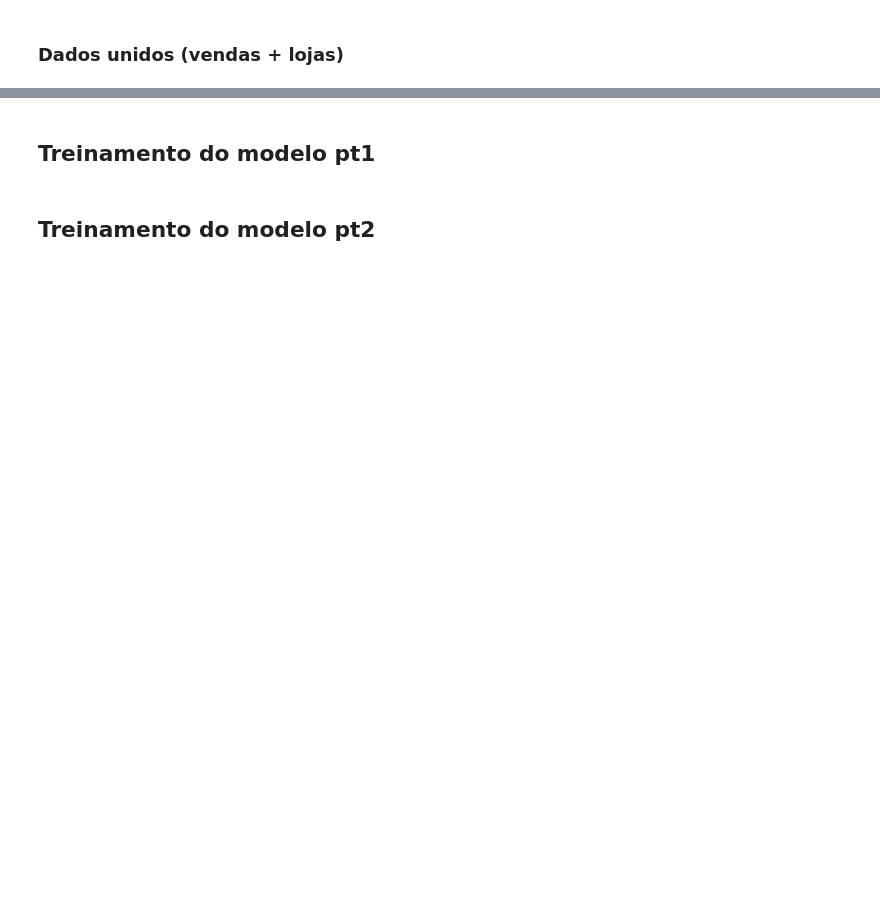
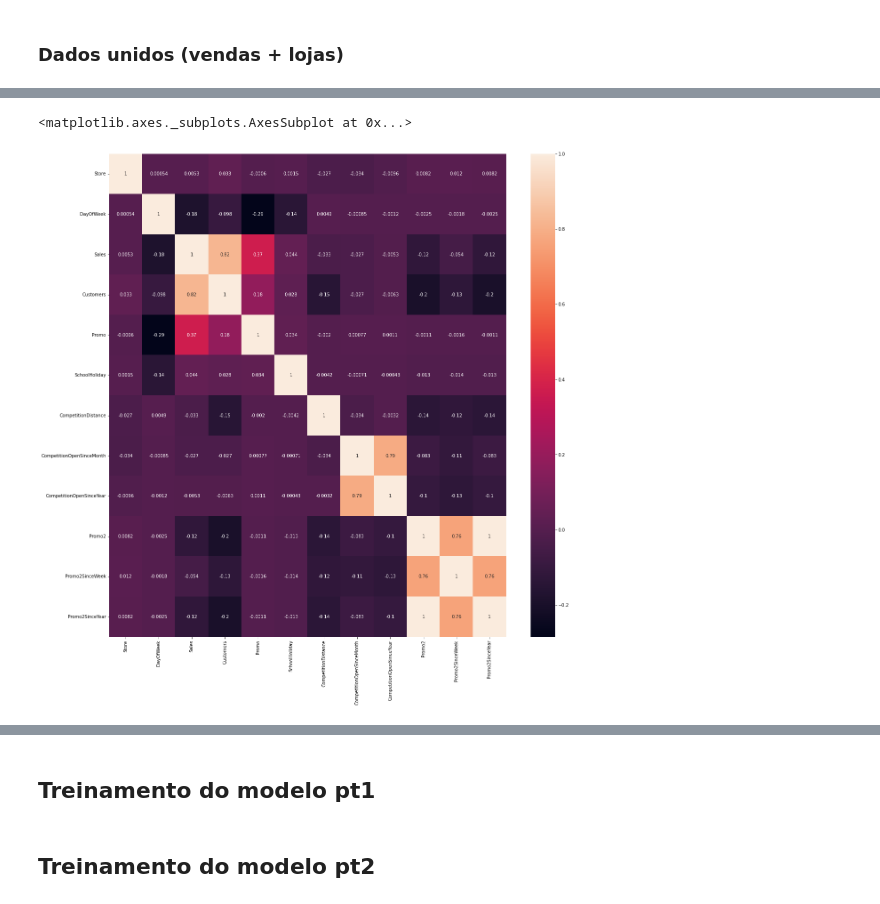
Before and after one commit to Vinicius-Luiz/ciencia_dados_para_empresas, a Jupyter notebook: DEPT VENDAS/Departamento_De_Vendas.ipynb, the cells around one changed output, grey strips where cells are left out. Saved outputs shown, nothing was run; the diff lists cells and outputs as text; code cells hidden in the pictures; blank space fills up the shorter version.

```diff
--- a/DEPT VENDAS/Departamento_De_Vendas.ipynb
+++ b/DEPT VENDAS/Departamento_De_Vendas.ipynb
@@ -218,2 +312,6 @@ sales_train_df.describe()
 # %% [markdown]
 ### Dados unidos (vendas + lojas)
+# %%
+# Realizando o Join dos dataframes
+sales_info_all = pd.merge(sales_train_df, store_info_df, how='inner', on ='Store' )
+sales_info_all.tail()
@@ -219,0 +325,7 @@ sales_train_df.describe()
+# %%
+correlations = sales_info_all.corr()
+f, ax = plt.subplots(figsize = (20, 20)) # f = figura | ax = eixo
+sns.heatmap(correlations, annot = True)
+# %% [output]
+<matplotlib.axes._subplots.AxesSubplot at 0x...>
+[figure, added]
```
Also changed, not shown: parts of 31 cells of this notebook, 1 other file.
